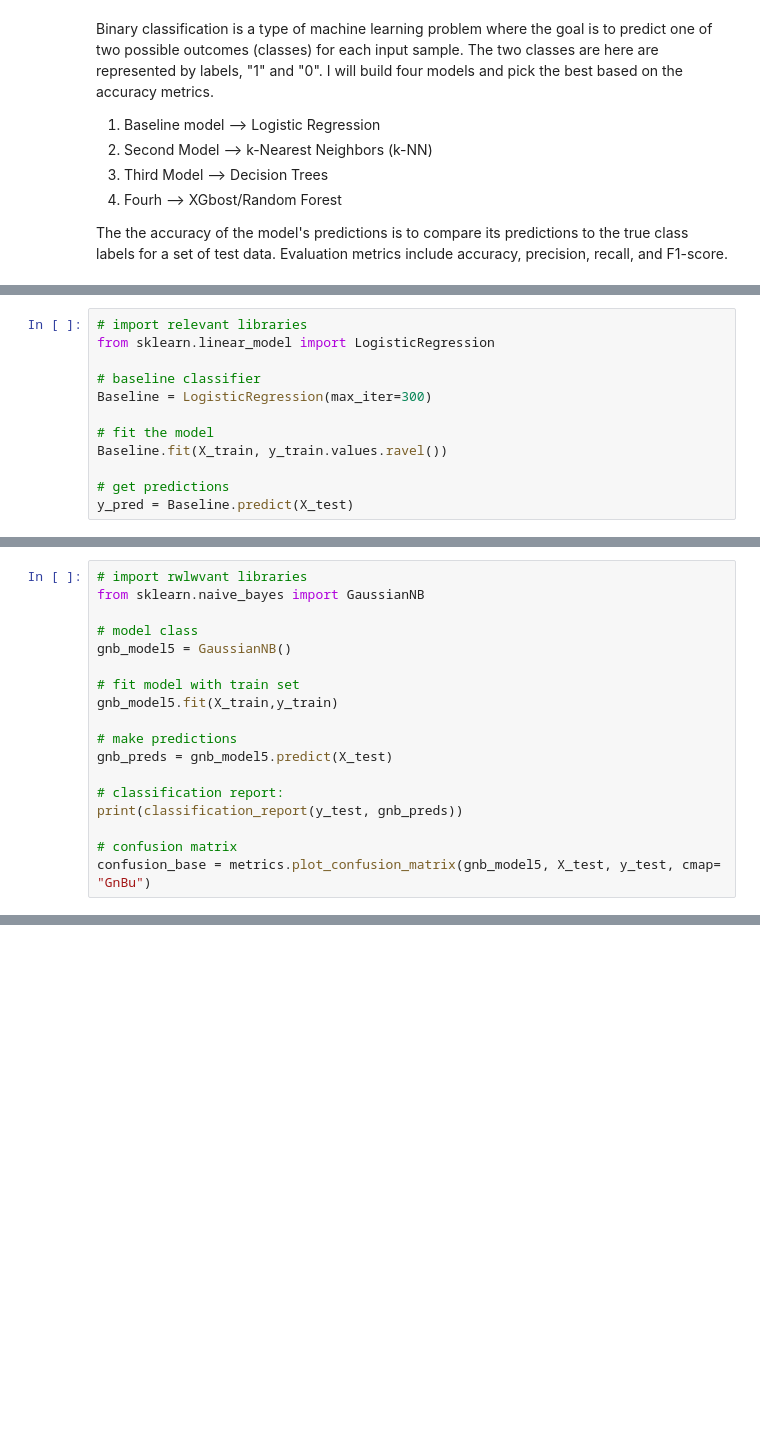
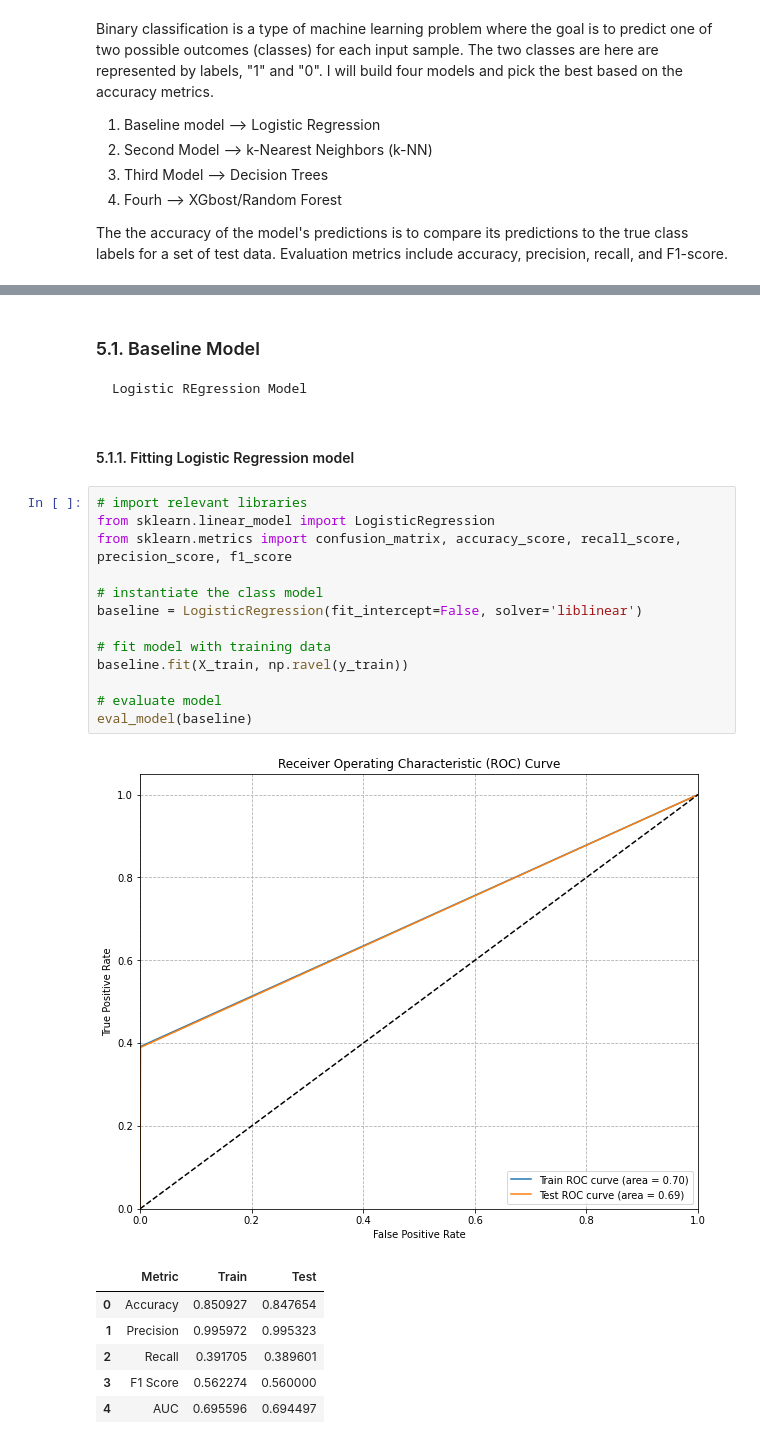
Before and after one commit to adikamunyao/Phase-3-project, a Jupyter notebook: index.ipynb, the cells around one changed output, grey strips where cells are left out. Cells and saved outputs as stored; diff of their text form; blank space fills up the shorter version.

```diff
--- a/index.ipynb
+++ b/index.ipynb
@@ -807,12 +765,0 @@ The the accuracy of the model's predictions is  to compare its predictions to th
-# %%
-# import relevant libraries
-from sklearn.linear_model import LogisticRegression
-
-# baseline classifier
-Baseline = LogisticRegression(max_iter=300)
-
-# fit the model
-Baseline.fit(X_train, y_train.values.ravel())
-
-# get predictions
-y_pred = Baseline.predict(X_test)
@@ -955,18 +765,0 @@ confusion_base = metrics.plot_confusion_matrix(rfc_model4, X_test, y_test, cmap=
-# %%
-# import rwlwvant libraries
-from sklearn.naive_bayes import GaussianNB
-
-# model class
-gnb_model5 = GaussianNB()
-
-# fit model with train set
-gnb_model5.fit(X_train,y_train)
-
-# make predictions
-gnb_preds = gnb_model5.predict(X_test)
-
-# classification report:
-print(classification_report(y_test, gnb_preds))
-
-# confusion matrix
-confusion_base = metrics.plot_confusion_matrix(gnb_model5, X_test, y_test, cmap= "GnBu")
@@ -986,0 +824,26 @@ columns_dtypes(Tery_stops_df)
+# %% [markdown]
+###  5.1. Baseline Model
+    Logistic REgression Model
+# %% [markdown]
+#### 5.1.1. Fitting  Logistic Regression model
+# %%
+# import relevant libraries
+from sklearn.linear_model import LogisticRegression
+from sklearn.metrics import confusion_matrix, accuracy_score, recall_score, precision_score, f1_score
+
+# instantiate the class model
+baseline = LogisticRegression(fit_intercept=False, solver='liblinear')
+
+# fit model with training data
+baseline.fit(X_train, np.ravel(y_train))
+
+# evaluate model
+eval_model(baseline)
+# %% [output]
+[figure, added]
+|  | Metric | Train | Test |
+| 0 | Accuracy | 0.850927 | 0.847654 |
+| 1 | Precision | 0.995972 | 0.995323 |
+| 2 | Recall | 0.391705 | 0.389601 |
+| 3 | F1 Score | 0.562274 | 0.560000 |
+| 4 | AUC | 0.695596 | 0.694497 |
```
Also changed, not shown: parts of 92 cells of this notebook.
